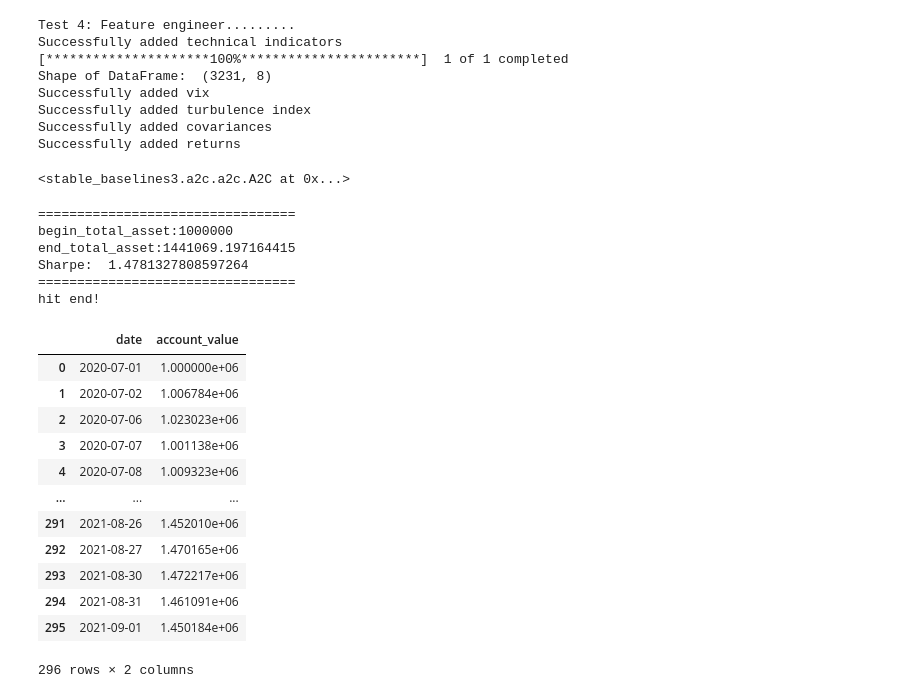
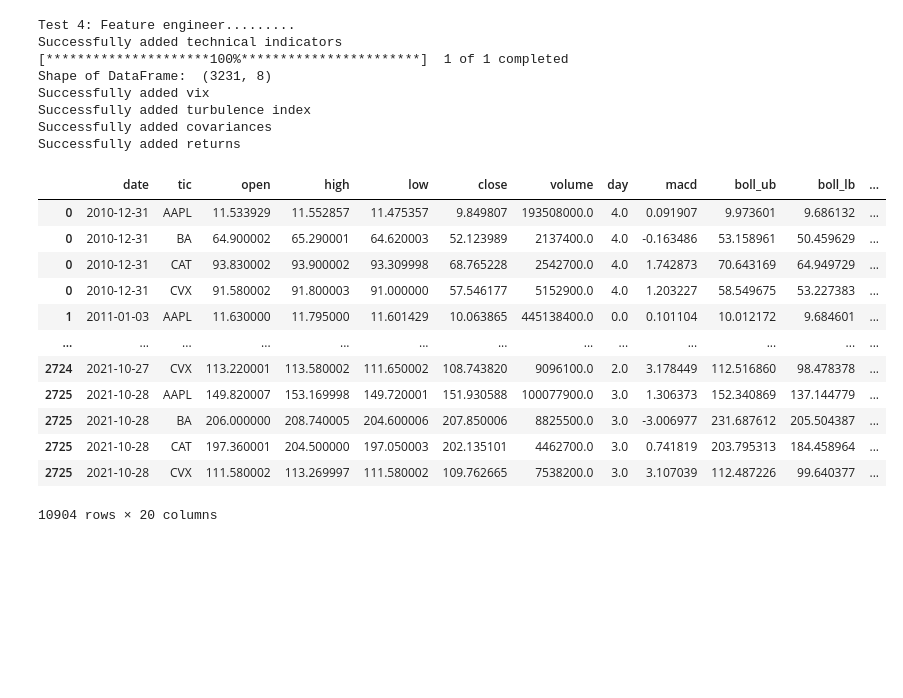
Before and after one commit to didemdurukan/portfolio_allocation_framework, a Jupyter notebook: AgentLayer/model_structure.ipynb, the cells around one changed output. Cells and saved outputs as stored; diff of their text form; code cells hidden in the pictures; blank space fills up the shorter version.

```diff
--- a/AgentLayer/model_structure.ipynb
+++ b/AgentLayer/model_structure.ipynb
@@ -1296,4 +1343,20 @@ Successfully added vix
 Successfully added turbulence index
 Successfully added covariances
 Successfully added returns
+# %%
+df_processed
+# %% [output]
+|  | date | tic | open | high | low | close | volume | day | macd | boll_ub | boll_lb | ... |
+| 0 | 2010-12-31 | AAPL | 11.533929 | 11.552857 | 11.475357 | 9.849807 | 193508000.0 | 4.0 | 0.091907 | 9.973601 | 9.686132 | ... |
+| 0 | 2010-12-31 | BA | 64.900002 | 65.290001 | 64.620003 | 52.123989 | 2137400.0 | 4.0 | -0.163486 | 53.158961 | 50.459629 | ... |
+| 0 | 2010-12-31 | CAT | 93.830002 | 93.900002 | 93.309998 | 68.765228 | 2542700.0 | 4.0 | 1.742873 | 70.643169 | 64.949729 | ... |
+| 0 | 2010-12-31 | CVX | 91.580002 | 91.800003 | 91.000000 | 57.546177 | 5152900.0 | 4.0 | 1.203227 | 58.549675 | 53.227383 | ... |
+| 1 | 2011-01-03 | AAPL | 11.630000 | 11.795000 | 11.601429 | 10.063865 | 445138400.0 | 0.0 | 0.101104 | 10.012172 | 9.684601 | ... |
+| ... | ... | ... | ... | ... | ... | ... | ... | ... | ... | ... | ... | ... |
+| 2724 | 2021-10-27 | CVX | 113.220001 | 113.580002 | 111.650002 | 108.743820 | 9096100.0 | 2.0 | 3.178449 | 112.516860 | 98.478378 | ... |
+| 2725 | 2021-10-28 | AAPL | 149.820007 | 153.169998 | 149.720001 | 151.930588 | 100077900.0 | 3.0 | 1.306373 | 152.340869 | 137.144779 | ... |
+| 2725 | 2021-10-28 | BA | 206.000000 | 208.740005 | 204.600006 | 207.850006 | 8825500.0 | 3.0 | -3.006977 | 231.687612 | 205.504387 | ... |
+| 2725 | 2021-10-28 | CAT | 197.360001 | 204.500000 | 197.050003 | 202.135101 | 4462700.0 | 3.0 | 0.741819 | 203.795313 | 184.458964 | ... |
+| 2725 | 2021-10-28 | CVX | 111.580002 | 113.269997 | 111.580002 | 109.762665 | 7538200.0 | 3.0 | 3.107039 | 112.487226 | 99.640377 | ... |
+10904 rows × 20 columns
 # %%
@@ -1311,5 +1365,0 @@ a2c = A2C(env=env_train, **policy_params["A2C_PARAMS"])
-# %%
-# TRAIN A2C AGENT
-a2c.train_model(**train_params["A2C_PARAMS"])
-# %% [output]
-<stable_baselines3.a2c.a2c.A2C at 0x...>
@@ -1319,26 +1365,0 @@ env_test = PortfolioEnv(df=trade, **env_kwargs)
-# %%
-# TEST A2C AGENT
-df_daily_return_a2c, df_actions_a2c = a2c.predict(environment=env_test, **test_params["A2C_PARAMS"])
-# %% [output]
-=================================
-begin_total_asset:1000000
-end_total_asset:1441069.197164415
-Sharpe:  1.4781327808597264
-=================================
-hit end!
-# %%
-df_daily_return_a2c
-# %% [output]
-|  | date | account_value |
-| 0 | 2020-07-01 | 1.000000e+06 |
-| 1 | 2020-07-02 | 1.006784e+06 |
-| 2 | 2020-07-06 | 1.023023e+06 |
-| 3 | 2020-07-07 | 1.001138e+06 |
-| 4 | 2020-07-08 | 1.009323e+06 |
-| ... | ... | ... |
-| 291 | 2021-08-26 | 1.452010e+06 |
-| 292 | 2021-08-27 | 1.470165e+06 |
-| 293 | 2021-08-30 | 1.472217e+06 |
-| 294 | 2021-08-31 | 1.461091e+06 |
-| 295 | 2021-09-01 | 1.450184e+06 |
-296 rows × 2 columns
```
Also changed, not shown: parts of 21 cells of this notebook, 4 other files.
